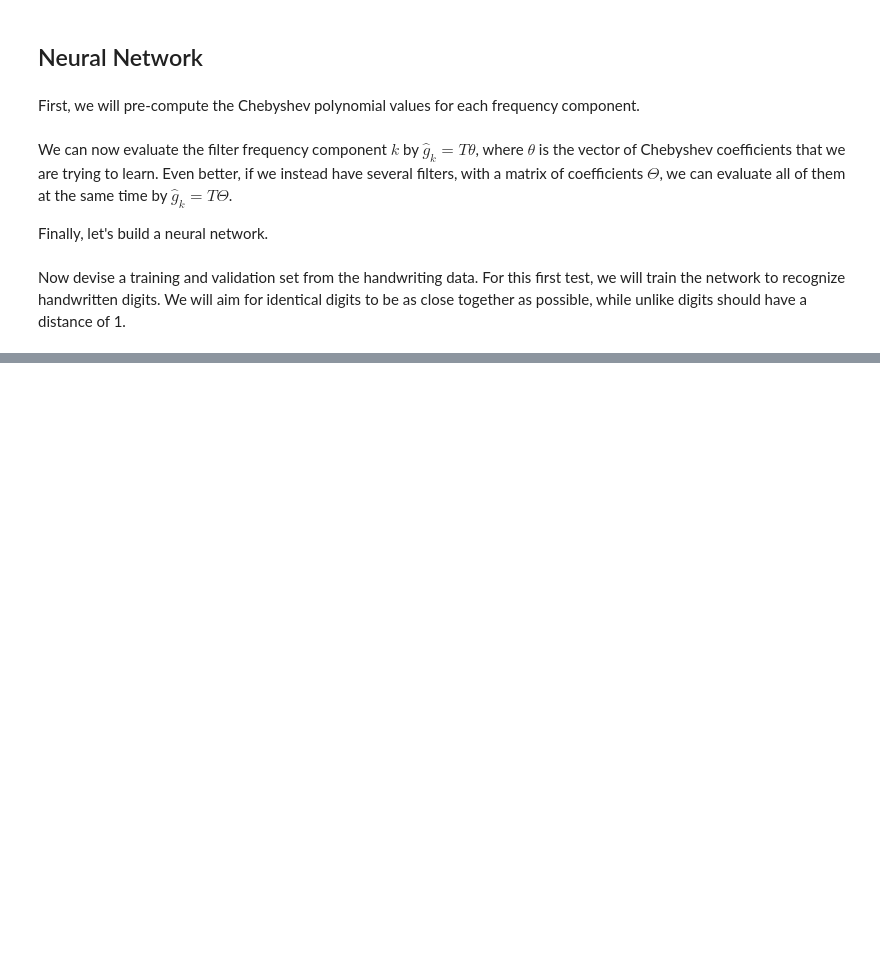
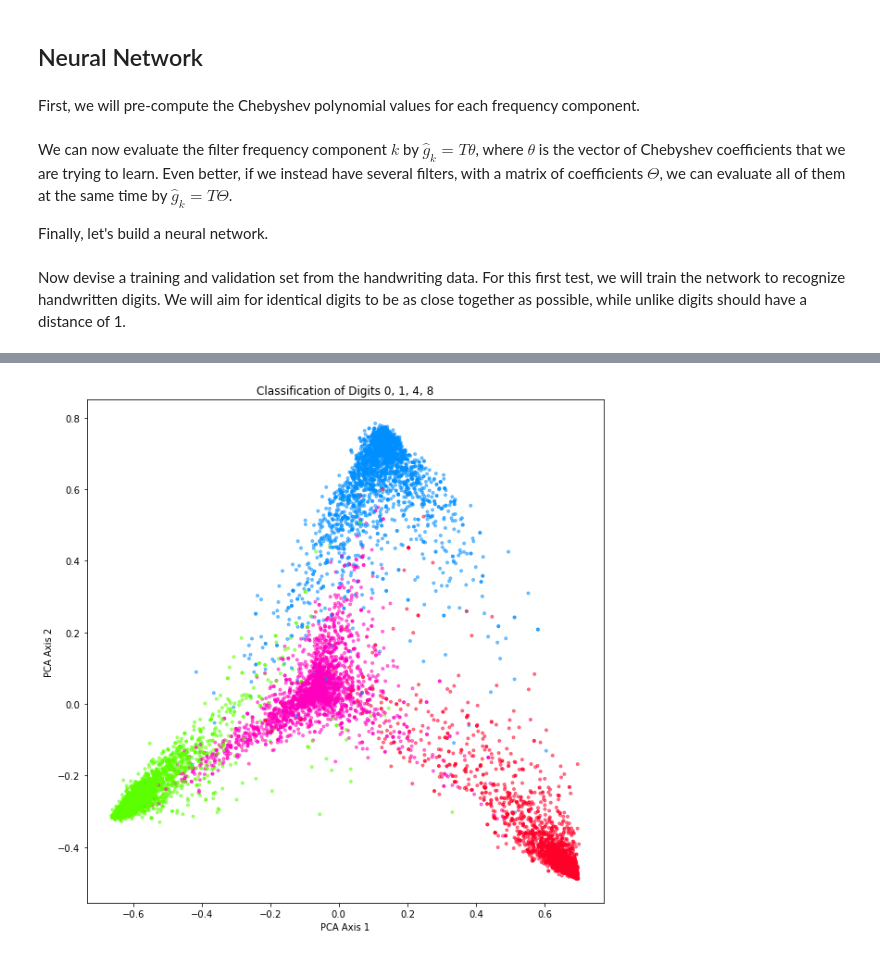
Before and after one commit to MinhTranCA/graph-similarity-1, a Jupyter notebook: notebooks/Handwritten Digits.ipynb, the cells around one changed output, grey strips where cells are left out. Cells and saved outputs as stored; diff of their text form; code cells hidden in the pictures; blank space fills up the shorter version.

```diff
--- a/notebooks/Handwritten Digits.ipynb
+++ b/notebooks/Handwritten Digits.ipynb
@@ -318,0 +352,16 @@ INFO:tensorflow:Create CheckpointSaverHook.
+# %%
+pca = PCA(2)
+pca.fit(embeddings)
+Y = pca.transform(embeddings)
+# %%
+import matplotlib.colors
+
+plt.figure(figsize = (10,10))
+digits = np.dot(labels[:10000,:], np.arange(n_dims))
+plt.scatter(Y[:,0], Y[:,1], marker = '.', alpha = 0.5, cmap = 'gist_rainbow', c = digits)
+plt.xlabel('PCA Axis 1')
+plt.ylabel('PCA Axis 2')
+plt.title('Classification of Digits 0, 1, 4, 8')
+plt.show()
+# %% [output]
+[figure, added]
```
Also changed, not shown: parts of 7 cells of this notebook.
